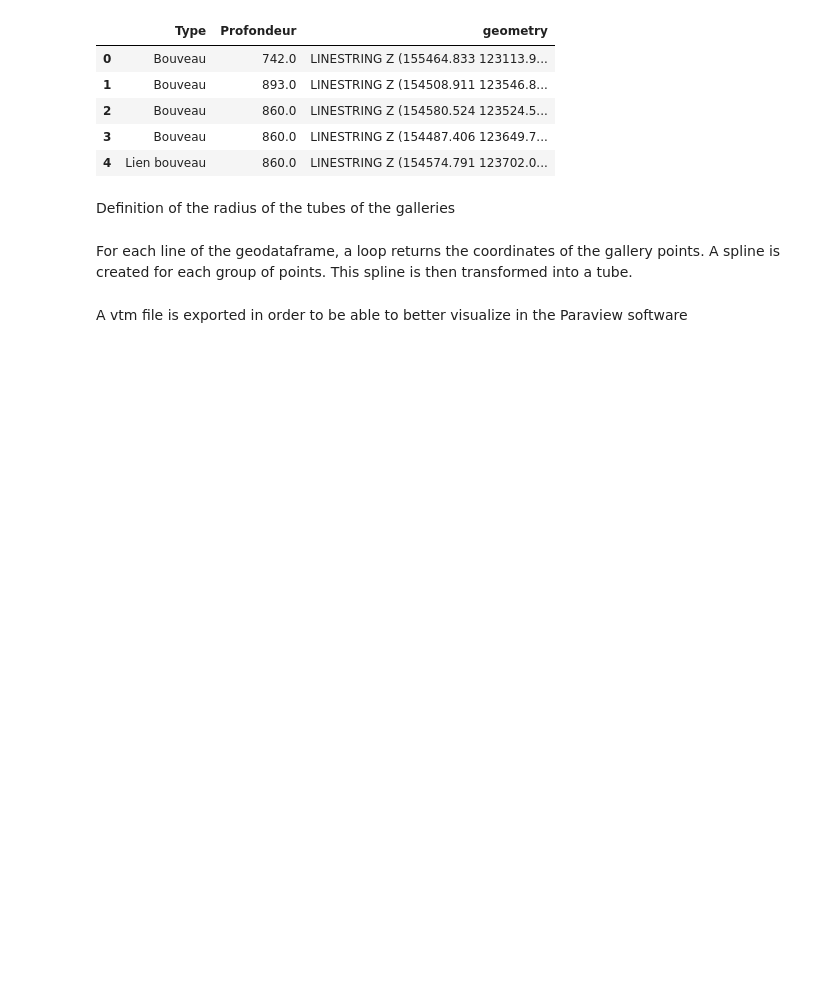
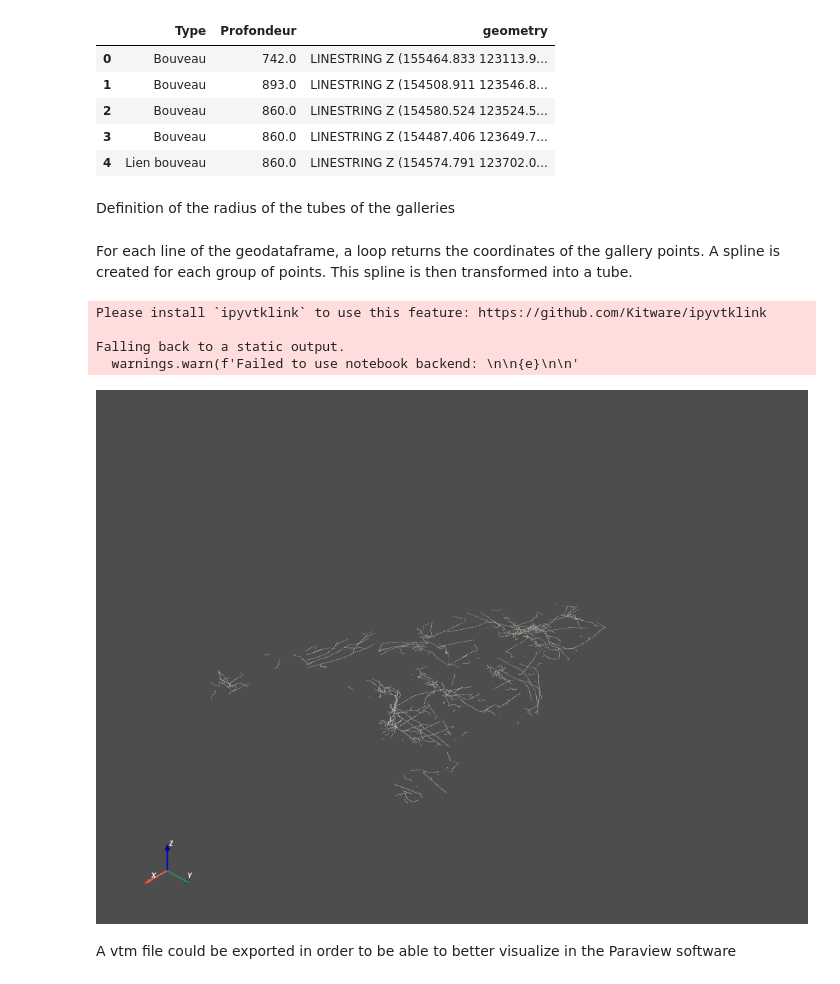
Before and after one commit to kaufmanno/GSDMA_2021, a Jupyter notebook: docs/source/examples/basic/Galleries - Tube.ipynb, the cells around one changed output. Saved outputs shown, nothing was run; the diff lists cells and outputs as text; code cells hidden in the pictures; blank space fills up the shorter version.

```diff
--- a/docs/source/examples/basic/Galleries - Tube.ipynb
+++ b/docs/source/examples/basic/Galleries - Tube.ipynb
@@ -40,13 +40,18 @@ This spline is then transformed into a tube.
 # %%
 galeries = []
 
 for idx, row in gdg.iterrows():
     vertices = np.array(row['geometry'].coords)
     line = pv.Spline(vertices)
     galeries.append(line.tube(radius = row['radius']))
-    b = pv.MultiBlock(galeries)
 
+b = pv.MultiBlock(galeries)
 b.plot()
-b.save(r'C:\Users\melan\OneDrive\Documents\Ma2 Mines\TFE\Qgis\galeries.vtm',binary=False)
+# %% [output]
+Please install `ipyvtklink` to use this feature: https://github.com/Kitware/ipyvtklink
+
+Falling back to a static output.
+  warnings.warn(f'Failed to use notebook backend: \n\n{e}\n\n'
+[figure, added]
 # %% [markdown]
-A vtm file is exported in order to be able to better visualize in the Paraview software
+A vtm file could be exported in order to be able to better visualize in the Paraview software
```
Also changed, not shown: parts of 1 cell of this notebook, 1 other file.
